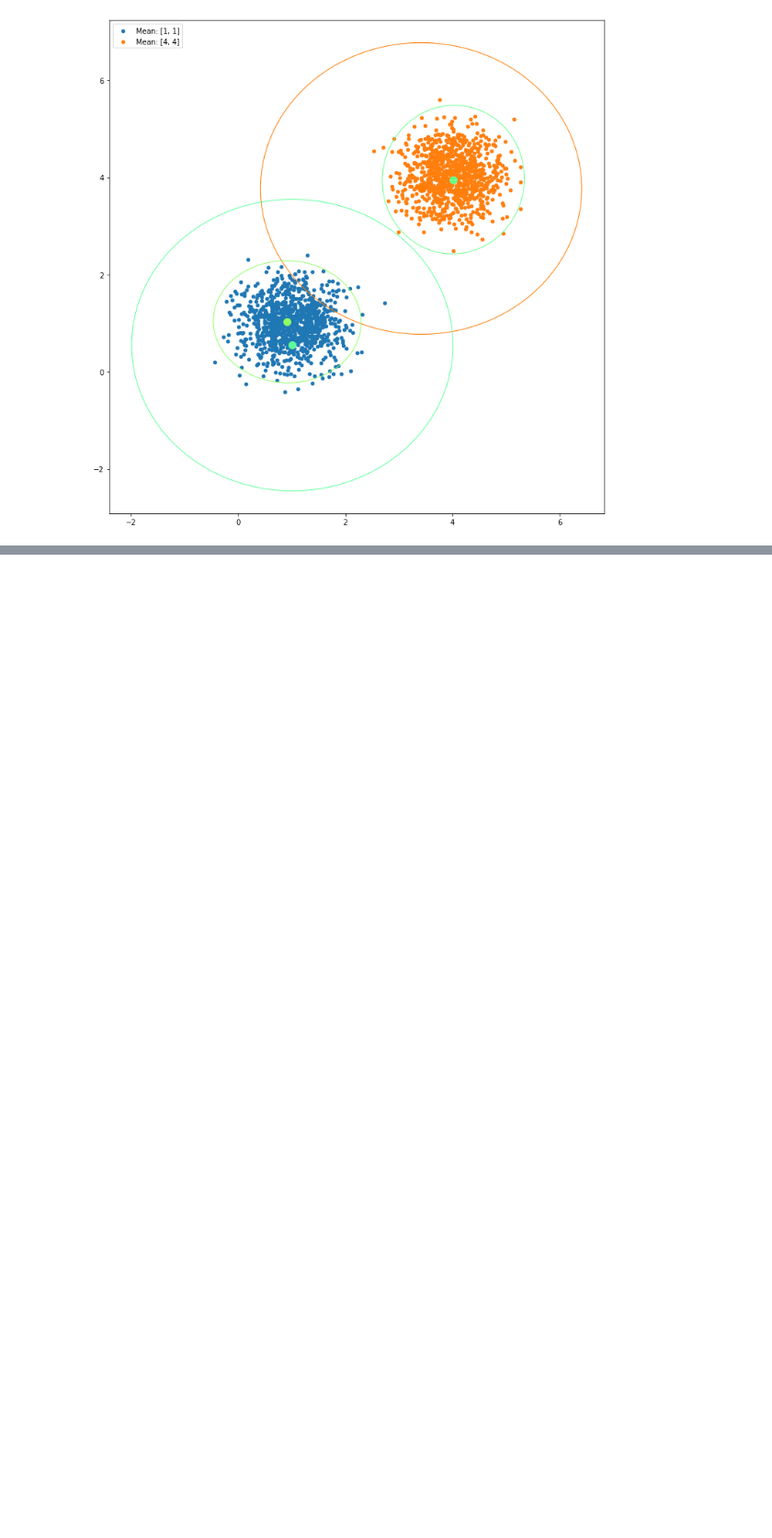
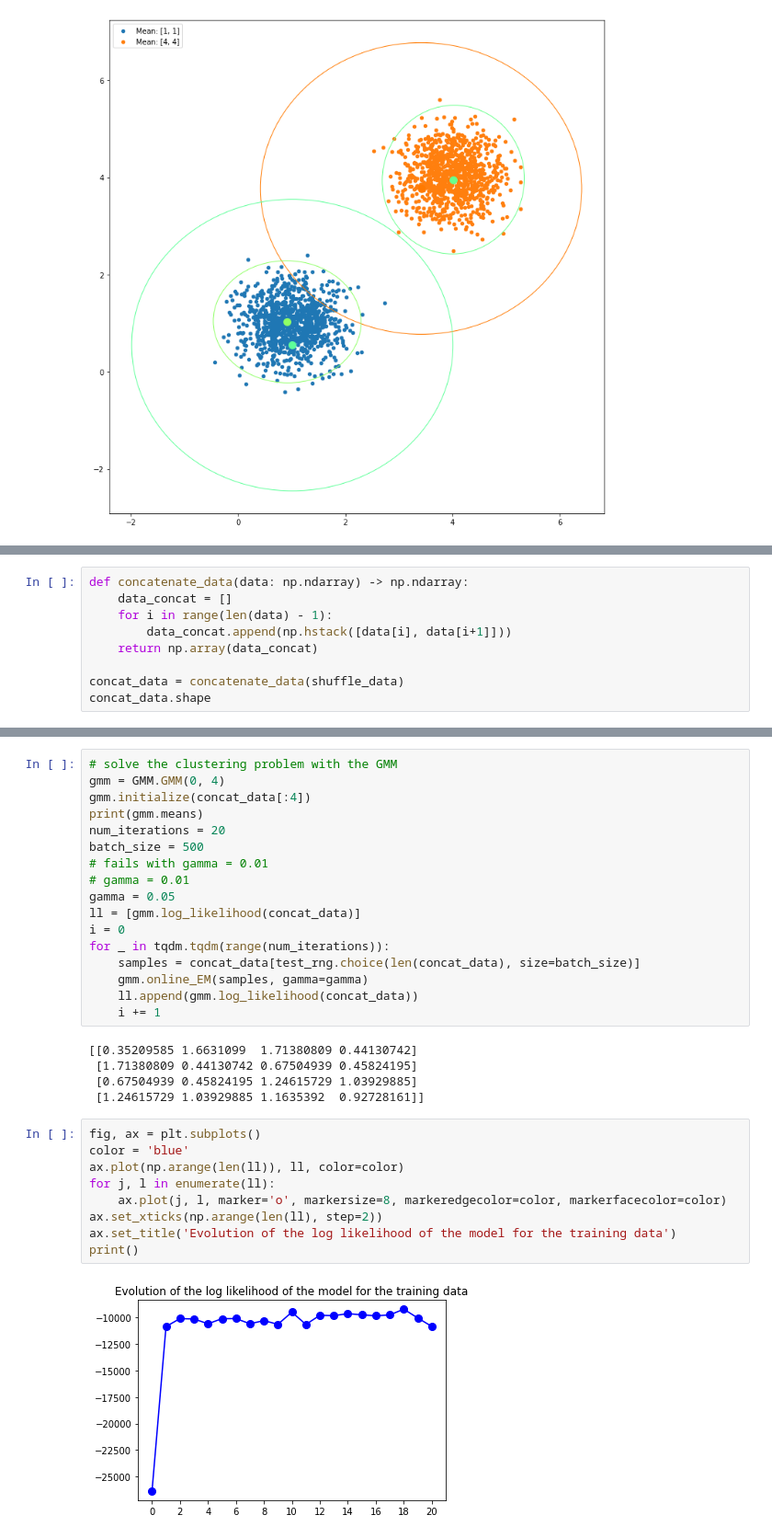
Before and after one commit to QuentinMaz/MDPFuzz_Replication, a Jupyter notebook: test_notebook.ipynb, the cells around one changed output, grey strips where cells are left out. Shown at 92% size. Drawn from its saved outputs; the diff is of its cells as text; blank space fills up the shorter version.

```diff
--- a/test_notebook.ipynb
+++ b/test_notebook.ipynb
@@ -78,0 +92,9 @@ fig
+# %%
+def concatenate_data(data: np.ndarray) -> np.ndarray:
+    data_concat = []
+    for i in range(len(data) - 1):
+        data_concat.append(np.hstack([data[i], data[i+1]]))
+    return np.array(data_concat)
+
+concat_data = concatenate_data(shuffle_data)
+concat_data.shape
@@ -78,0 +116,33 @@ fig
+# %%
+# solve the clustering problem with the GMM
+gmm = GMM.GMM(0, 4)
+gmm.initialize(concat_data[:4])
+print(gmm.means)
+num_iterations = 20
+batch_size = 500
+# fails with gamma = 0.01
+# gamma = 0.01
+gamma = 0.05
+ll = [gmm.log_likelihood(concat_data)]
+i = 0
+for _ in tqdm.tqdm(range(num_iterations)):
+    samples = concat_data[test_rng.choice(len(concat_data), size=batch_size)]
+    gmm.online_EM(samples, gamma=gamma)
+    ll.append(gmm.log_likelihood(concat_data))
+    i += 1
+# %% [output]
+[[0.35209585 1.6631099  1.71380809 0.44130742]
+ [1.71380809 0.44130742 0.67504939 0.45824195]
+ [0.67504939 0.45824195 1.24615729 1.03929885]
+ [1.24615729 1.03929885 1.1635392  0.92728161]]
+# %%
+fig, ax = plt.subplots()
+color = 'blue'
+ax.plot(np.arange(len(ll)), ll, color=color)
+for j, l in enumerate(ll):
+    ax.plot(j, l, marker='o', markersize=8, markeredgecolor=color, markerfacecolor=color)
+ax.set_xticks(np.arange(len(ll), step=2))
+ax.set_title('Evolution of the log likelihood of the model for the training data')
+print()
+# %% [output]
+[figure, added]
```
Also changed, not shown: parts of 8 cells of this notebook, 6 other files.
